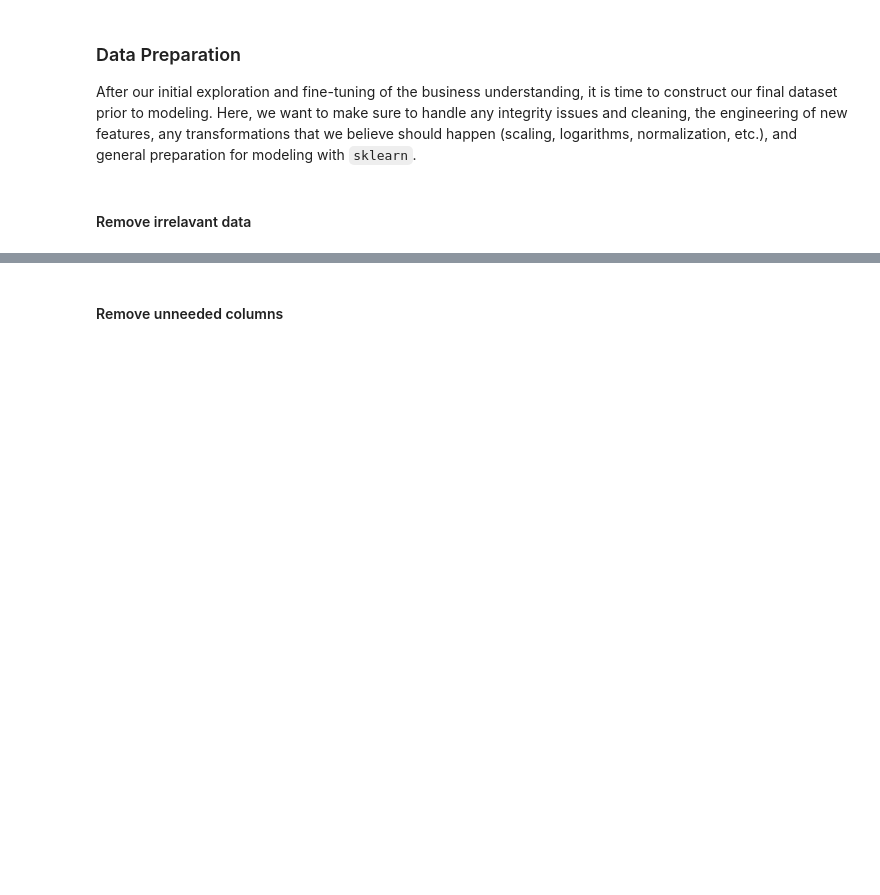
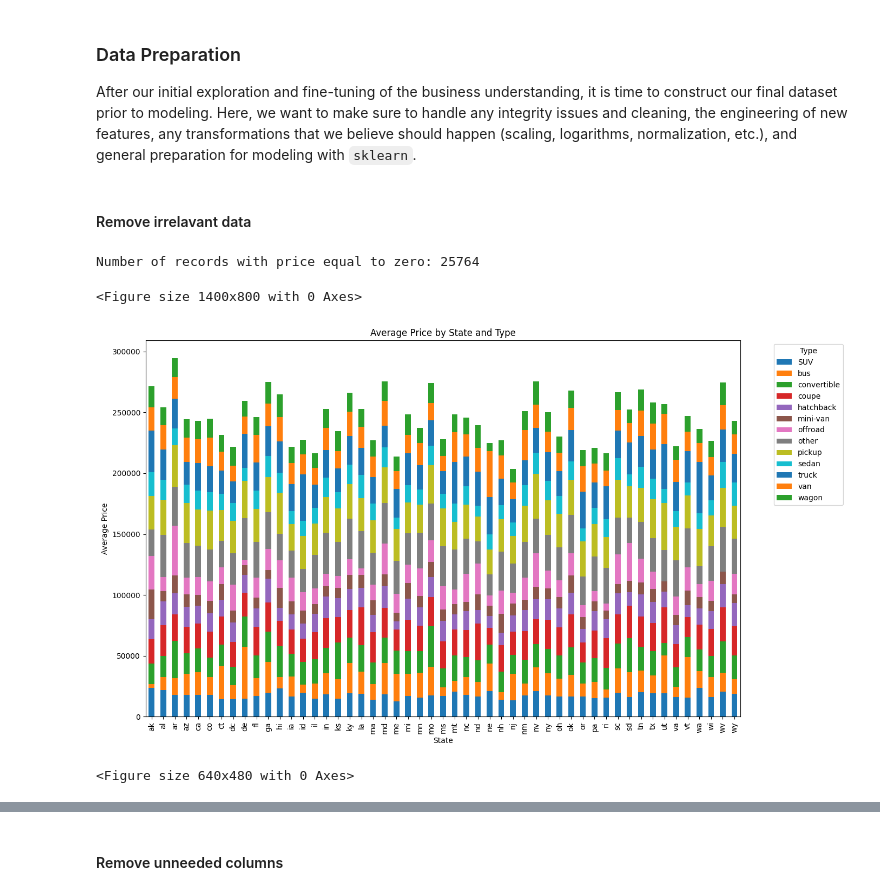
Before and after one commit to eflo11/Berkeley_11.1, a Jupyter notebook: prompt_II.ipynb, the cells around one changed output, grey strips where cells are left out. Saved outputs shown, nothing was run; the diff lists cells and outputs as text; code cells hidden in the pictures; blank space fills up the shorter version.

```diff
--- a/prompt_II.ipynb
+++ b/prompt_II.ipynb
@@ -172,4 +173,28 @@ car_sales.drop(columns=['id'], inplace=True)  # Drop the id column
 car_sales.drop_duplicates(inplace=True)  # Remove duplicates
 # %%
 # No point in keeping records that don't have a price
+print(f"Number of records with price equal to zero: {car_sales[car_sales['price'] == 0].shape[0]}")
 car_sales = car_sales[car_sales['price'] != 0]
+
+# Clean up outliers in price
+car_sales = car_sales[car_sales['price'] < 100000]
+# %% [output]
+Number of records with price equal to zero: 25764
+# %%
+# Group by state and manufacturer to calculate the average price
+avg_price_by_state_manufacturer = car_sales.groupby(['state', 'type'])['price'].mean().unstack()
+
+# Plot the stacked bar chart
+plt.figure(figsize=(14, 8))
+avg_price_by_state_manufacturer.plot(kind='bar', stacked=True, figsize=(14, 8))
+plt.title('Average Price by State and Type')
+plt.xlabel('State')
+plt.ylabel('Average Price')
+plt.legend(title='Type', bbox_to_anchor=(1.05, 1), loc='upper left')
+plt.tight_layout()
+plt.show()
+plt.savefig('images/avg_price_by_state_type.png')
+# %% [output]
+<Figure size 1400x800 with 0 Axes>
+[figure, added]
+<Figure size 640x480 with 0 Axes>
```
Also changed, not shown: parts of 22 cells of this notebook, 4 other files.
